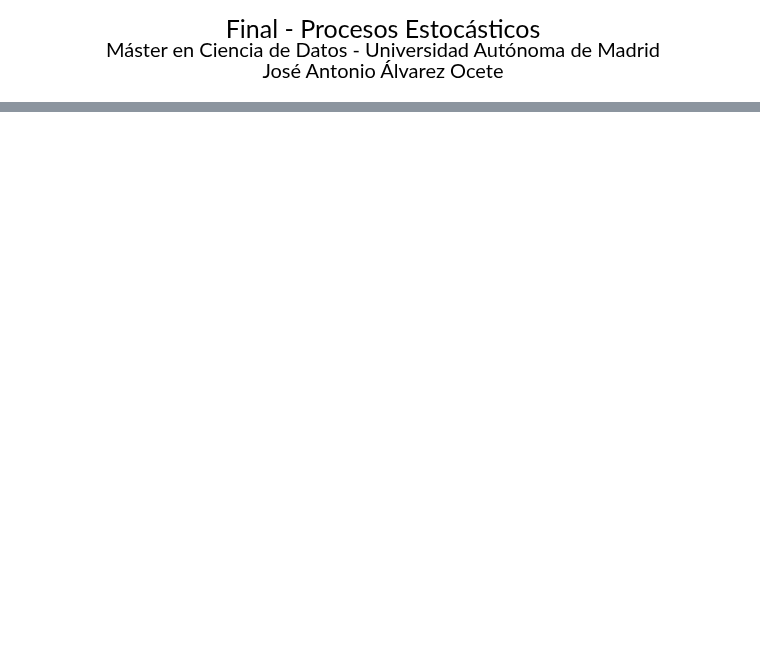
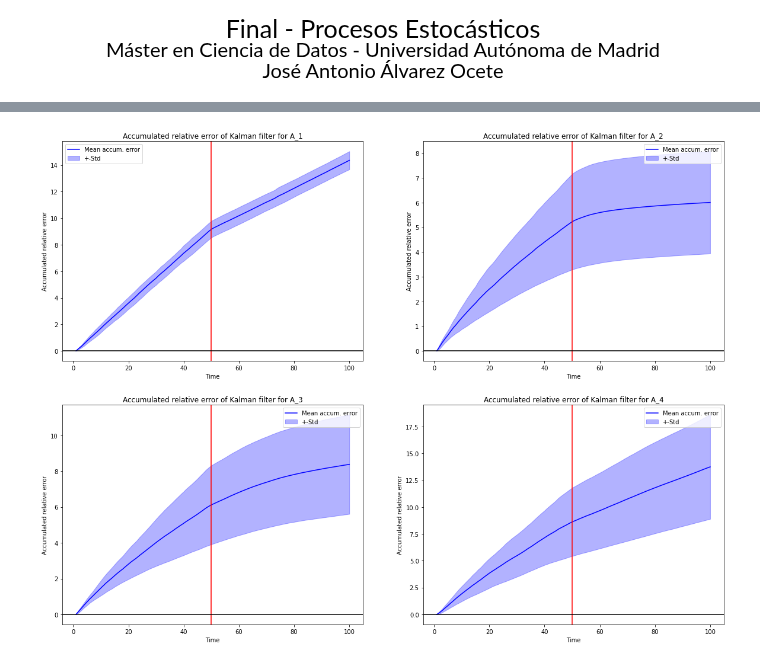
Before and after one commit to Ocete/mcd, a Jupyter notebook: PE/Discreto/final/kalman.ipynb, the cells around one changed output, grey strips where cells are left out. Drawn from its saved outputs; the diff is of its cells as text; code cells hidden in the pictures; blank space fills up the shorter version.

```diff
--- a/PE/Discreto/final/kalman.ipynb
+++ b/PE/Discreto/final/kalman.ipynb
@@ -99 +104,27 @@ plot_errors(models)
+# %%
+def plot_acum_errors(models, max_time=100, n_repetitions=100):
+    names = [ 'A_{}'.format(i) for i in range(1,5) ]
+    x = np.arange(1, 101)
+    acum_rel_errors = [
+        np.cumsum([ m.simulate_kalman_filter(max_time) for i in range(n_repetitions) ], axis=1)
+        for m in models
+    ]
+    means = np.mean(acum_rel_errors, axis=1)
+    stds = np.std(acum_rel_errors, axis=1)
+
+    _, axis = plt.subplots(2, 2, figsize=(20,15))
+    axis = np.array(axis).flatten()
+    for i in range(4):
+        subplot_errors(axis[i], x, means[i], stds[i], names[i])
+        axis[i].legend(['Mean accum. error', '+-Std'])
+        axis[i].set_ylabel('Accumulated relative error')
+        axis[i].set_title('Accumulated relative error of Kalman filter for {}'.format(names[i]))
+        axis[i].set_ylim([-0.05,15])
+        axis[i].autoscale()
+
+set_seed(123)
+models = [ KalmanFilter(get_test_case(i)) for i in range(1, 5) ]
+plot_acum_errors(models)
+# %% [output]
+[figure, added]
 # %%
```
Also changed, not shown: parts of 5 cells of this notebook, 5 other files.
